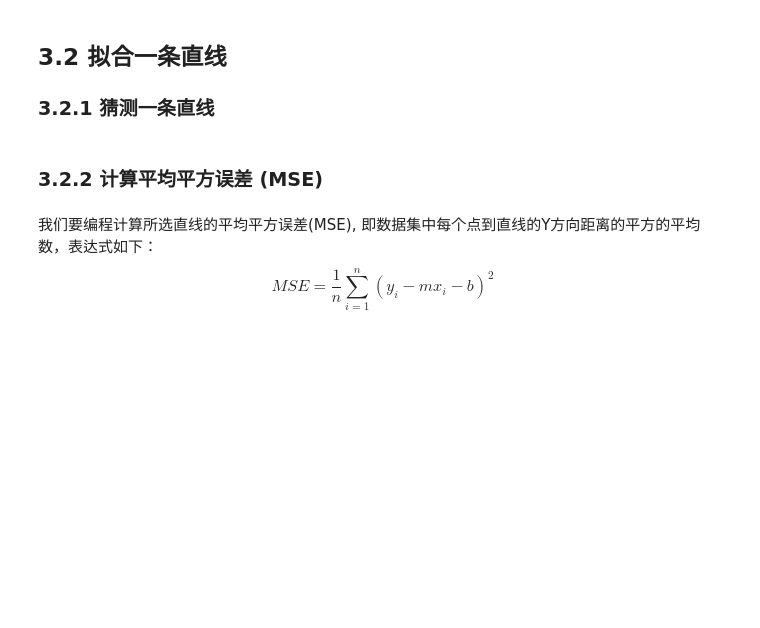
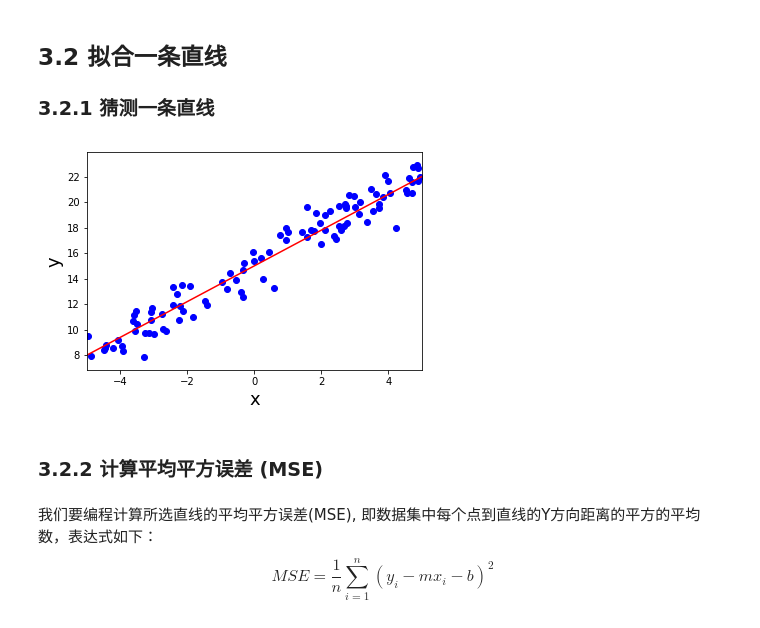
Before and after one commit to NemoHoHaloAi/linear_algebra, a Jupyter notebook: linear_regression_project.ipynb, the cells around one changed output. Saved outputs shown, nothing was run; the diff lists cells and outputs as text; code cells hidden in the pictures; blank space fills up the shorter version.

```diff
--- a/linear_regression_project.ipynb
+++ b/linear_regression_project.ipynb
@@ -425,20 +483,22 @@ plt.show()
 ### 3.2.1 猜测一条直线
 # %%
 #TODO 请选择最适合的直线 y = mx + b
-m1 = 0
-b1 = 0
+m1 = 1.4
+b1 = 15
 
 # 不要修改这里！
 plt.xlim((-5,5))
 x_vals = plt.axes().get_xlim()
 y_vals = [m1*x+b1 for x in x_vals]
 plt.plot(x_vals, y_vals, '-', color='r')
 
 plt.xlabel('x',fontsize=18)
 plt.ylabel('y',fontsize=18)
 plt.scatter(X,Y,c='b')
 
 plt.show()
+# %% [output]
+[figure, added]
 # %% [markdown]
 ### 3.2.2 计算平均平方误差 (MSE)
 # %% [markdown]
```
Also changed, not shown: parts of 6 cells of this notebook.
